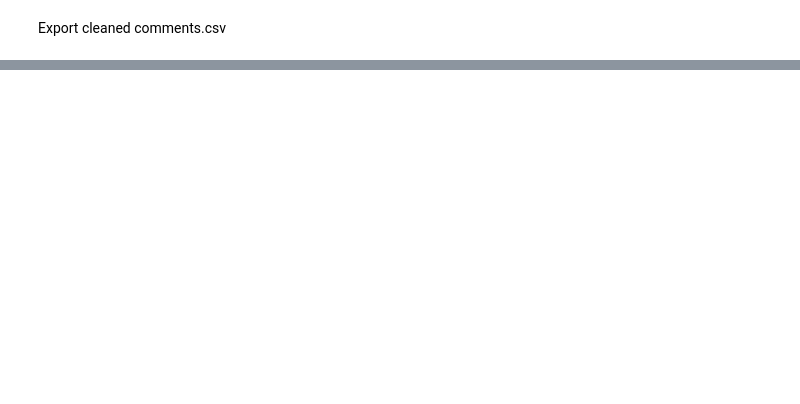
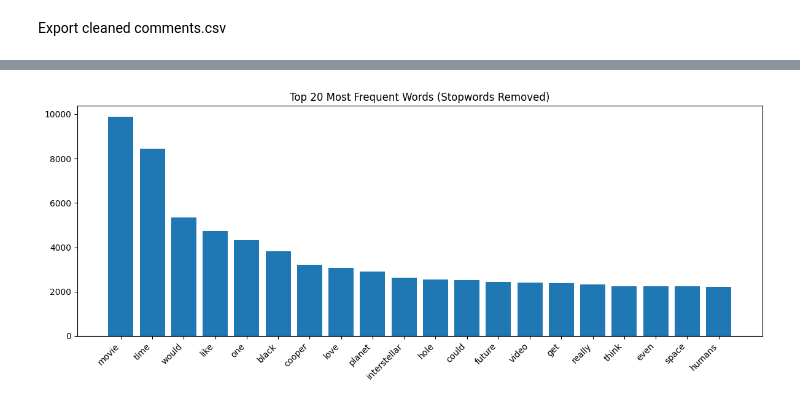
Before and after one commit to sjv24/youtube-intelligence-engine, a Jupyter notebook: notebooks/data_cleaning.ipynb, the cells around one changed output, grey strips where cells are left out. Cells and saved outputs as stored; diff of their text form; code cells hidden in the pictures; blank space fills up the shorter version.

```diff
--- a/notebooks/data_cleaning.ipynb
+++ b/notebooks/data_cleaning.ipynb
@@ -241,4 +682,5 @@ comments_df["word_count"] = comments_df["text"].apply(lambda x: len(x.split()))
 # %% [markdown]
 Create sentence_count column
 # %%
-comments_df["sentence_count"] = comments_df["text"].apply(lambda x: len(re.findall(r"[.!?]+", x)))
+comments_df["sentence_count"] = comments_df["translated_text"].apply(lambda x: len(re.findall(r"[.!?]+", x)))
+comments_df.columns
@@ -341,0 +801,19 @@ comments_df.to_csv("cleaned_comments.csv", index=False)
+# %%
+import nltk
+from nltk.corpus import stopwords
+
+
+stop_words = set(stopwords.words('english'))
+filtered_words = [w for w in all_words if w not in stop_words and len(w) > 2]
+
+word_freq = Counter(filtered_words).most_common(20)
+words, counts = zip(*word_freq)
+
+plt.figure(figsize=(12, 5))
+plt.bar(words, counts)
+plt.xticks(rotation=45, ha='right')
+plt.title('Top 20 Most Frequent Words (Stopwords Removed)')
+plt.tight_layout()
+plt.show()
+# %% [output]
+[figure, added]
```
Also changed, not shown: parts of 79 cells of this notebook.
